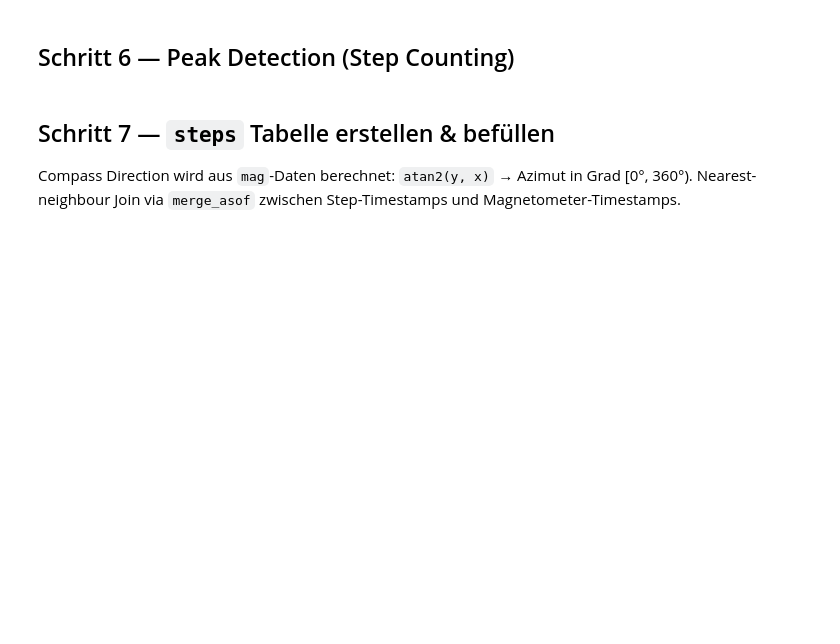
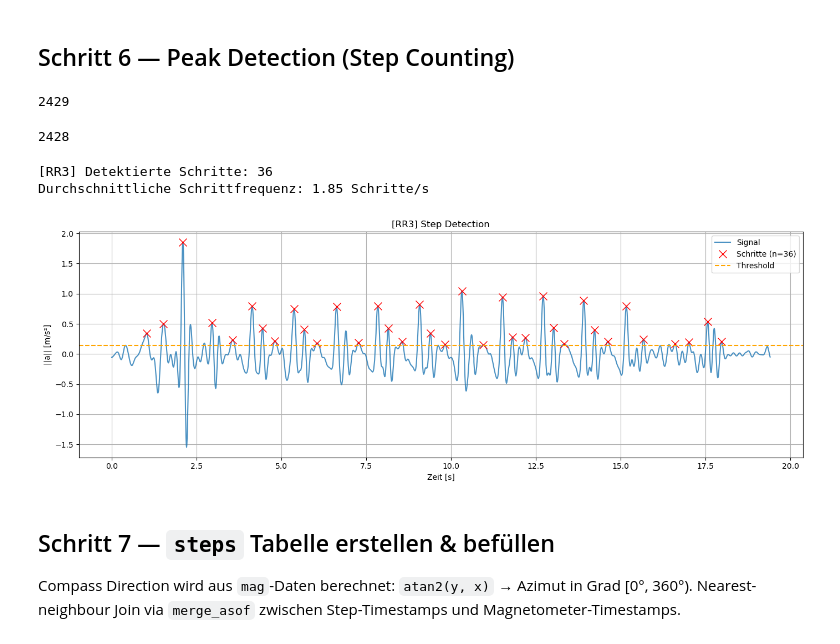
Before and after one commit to M4ngo404/embedded_intelligence, a Jupyter notebook: notebooks/step_detection.ipynb, the cells around one changed output. Cells and saved outputs as stored; diff of their text form; code cells hidden in the pictures; blank space fills up the shorter version.

```diff
--- a/notebooks/step_detection.ipynb
+++ b/notebooks/step_detection.ipynb
@@ -104,33 +128,45 @@ plt.show()
 # %% [markdown]
 ## Schritt 6 — Peak Detection (Step Counting)
+# %%
+len(sig_times)
+# %% [output]
+2429
+# %%
+len(sig_values)
+# %% [output]
+2428
 # %%
 sig_values = accel['signal_for_detection'].dropna().values
 
 # Dynamischer Threshold: Mittelwert + 0.5 * Std
 threshold = sig_values.mean() + 0.5 * sig_values.std()
 
 # Mindestabstand zwischen Schritten: 300ms
 min_dist = int(0.3 * fs)
 
 peaks, _ = find_peaks(sig_values, height=threshold, distance=min_dist)
 
 sig_times = accel['time_s'].dropna().values
 step_times = sig_times[peaks]
 
 print(f'[{RUN_ID}] Detektierte Schritte: {len(peaks)}')
 print(f'Durchschnittliche Schrittfrequenz: {len(peaks) / accel["time_s"].max():.2f} Schritte/s')
 
 plt.figure(figsize=(14, 5))
-plt.plot(sig_times, sig_values, label='Signal', alpha=0.8)
+plt.plot(sig_times[:-1], sig_values, label='Signal', alpha=0.8)
 plt.plot(step_times, sig_values[peaks], 'x', color='red', markersize=10, label=f'Schritte (n={len(peaks)})')
 plt.axhline(threshold, color='orange', linestyle='--', label='Threshold')
 plt.title(f'[{RUN_ID}] Step Detection')
 plt.xlabel('Zeit [s]')
 plt.ylabel('||a|| [m/s²]')
 plt.legend()
 plt.grid(True)
 plt.tight_layout()
 plt.show()
+# %% [output]
+[RR3] Detektierte Schritte: 36
+Durchschnittliche Schrittfrequenz: 1.85 Schritte/s
+[figure, added]
 # %% [markdown]
 ## Schritt 7 — `steps` Tabelle erstellen & befüllen
 
```
Also changed, not shown: parts of 7 cells of this notebook, 2 other files.
